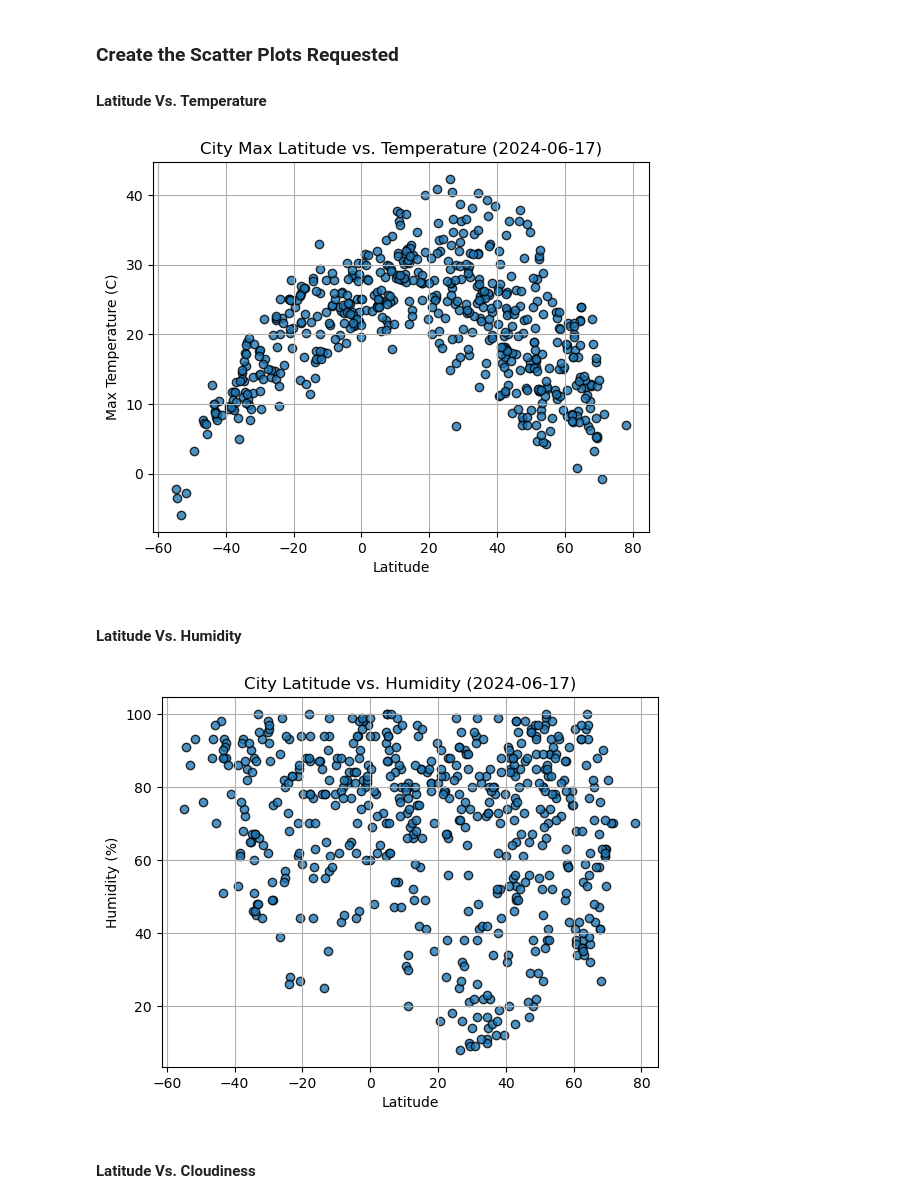
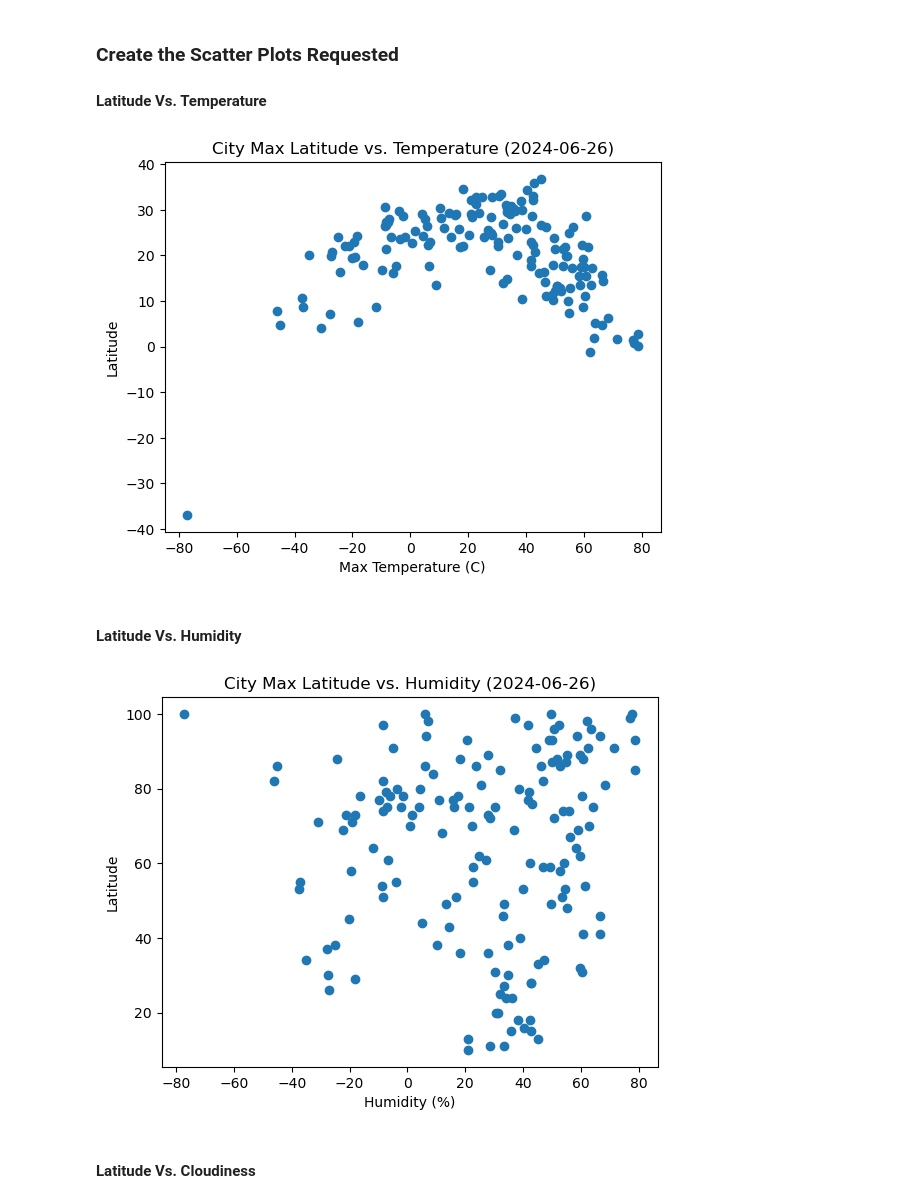
Before and after one commit to rinals/python-api-challenge, a Jupyter notebook: WeatherPy/WeatherPy.ipynb, the cells around one changed output. Cells and saved outputs as stored; diff of their text form; code cells hidden in the pictures.

```diff
--- a/WeatherPy/WeatherPy.ipynb
+++ b/WeatherPy/WeatherPy.ipynb
@@ -190,11 +190,18 @@ city_data_df.head()
 
 #### Latitude Vs. Temperature
 # %%
+import datetime
+
 # Build scatter plot for latitude vs. temperature
-# YOUR CODE HERE
+plt.scatter(city_data_df["Lat"], city_data_df["Max Temp"])
 
 # Incorporate the other graph properties
-# YOUR CODE HERE
+unix_timestamp = city_data_df["Date"][0]
+readable_date = datetime.datetime.fromtimestamp(unix_timestamp)
+formatted_date = readable_date.strftime('%Y-%m-%d')
+plt.title(f"City Max Latitude vs. Temperature ({formatted_date})")
+plt.xlabel('Max Temperature (C)')
+plt.ylabel('Latitude')
 
 # Save the figure
 plt.savefig("output_data/Fig1.png")
@@ -202,23 +209,25 @@ plt.savefig("output_data/Fig1.png")
 # Show plot
 plt.show()
 # %% [output]
-[figure, old version]
+[figure, new version]
 # %% [markdown]
 #### Latitude Vs. Humidity
 # %%
 # Build the scatter plots for latitude vs. humidity
-# YOUR CODE HERE
+plt.scatter(city_data_df["Lat"], city_data_df["Humidity"])
 
 # Incorporate the other graph properties
-# YOUR CODE HERE
+plt.title(f"City Max Latitude vs. Humidity ({formatted_date})")
+plt.xlabel('Humidity (%)')
+plt.ylabel('Latitude')
 
 # Save the figure
 plt.savefig("output_data/Fig2.png")
 
 # Show plot
 plt.show()
 # %% [output]
-[figure, old version]
+[figure, new version]
 # %% [markdown]
 #### Latitude Vs. Cloudiness
 # %%
```
Also changed, not shown: parts of 21 cells of this notebook, 4 other files.
